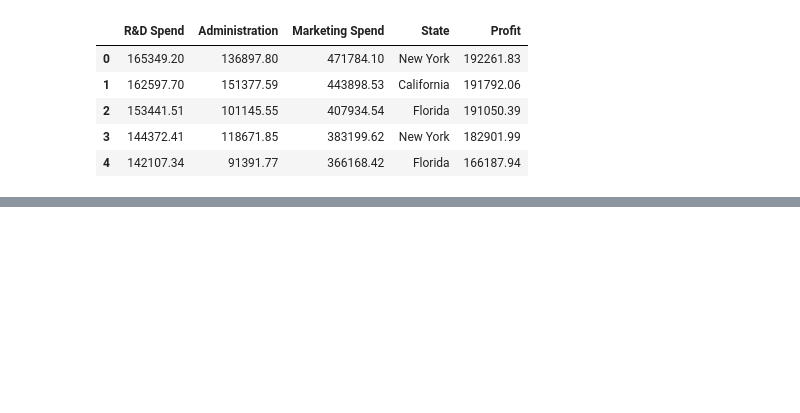
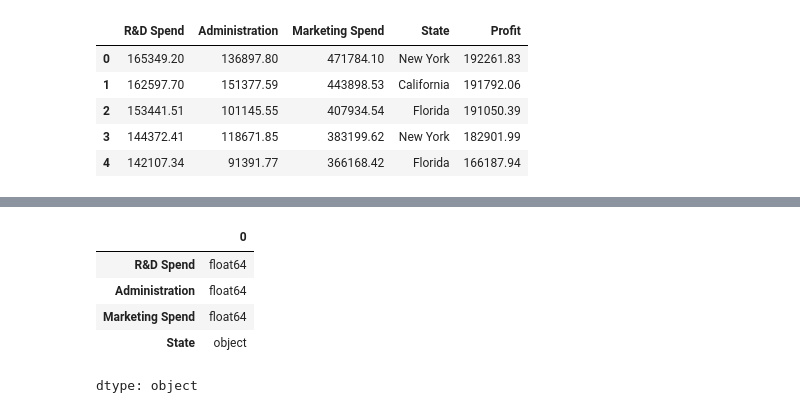
Before and after one commit to roshk10/startup-profit-prediction, a Jupyter notebook: notebooks/startup_profit_regression.ipynb, the cells around one changed output, grey strips where cells are left out. Cells and saved outputs as stored; diff of their text form; code cells hidden in the pictures; blank space fills up the shorter version.

```diff
--- a/notebooks/startup_profit_regression.ipynb
+++ b/notebooks/startup_profit_regression.ipynb
@@ -40,0 +56,9 @@ Mounted at /content/drive
+# %%
+X.dtypes
+# %% [output]
+|  | 0 |
+| R&D Spend | float64 |
+| Administration | float64 |
+| Marketing Spend | float64 |
+| State | object |
+dtype: object
```
Also changed, not shown: parts of 7 cells of this notebook.
